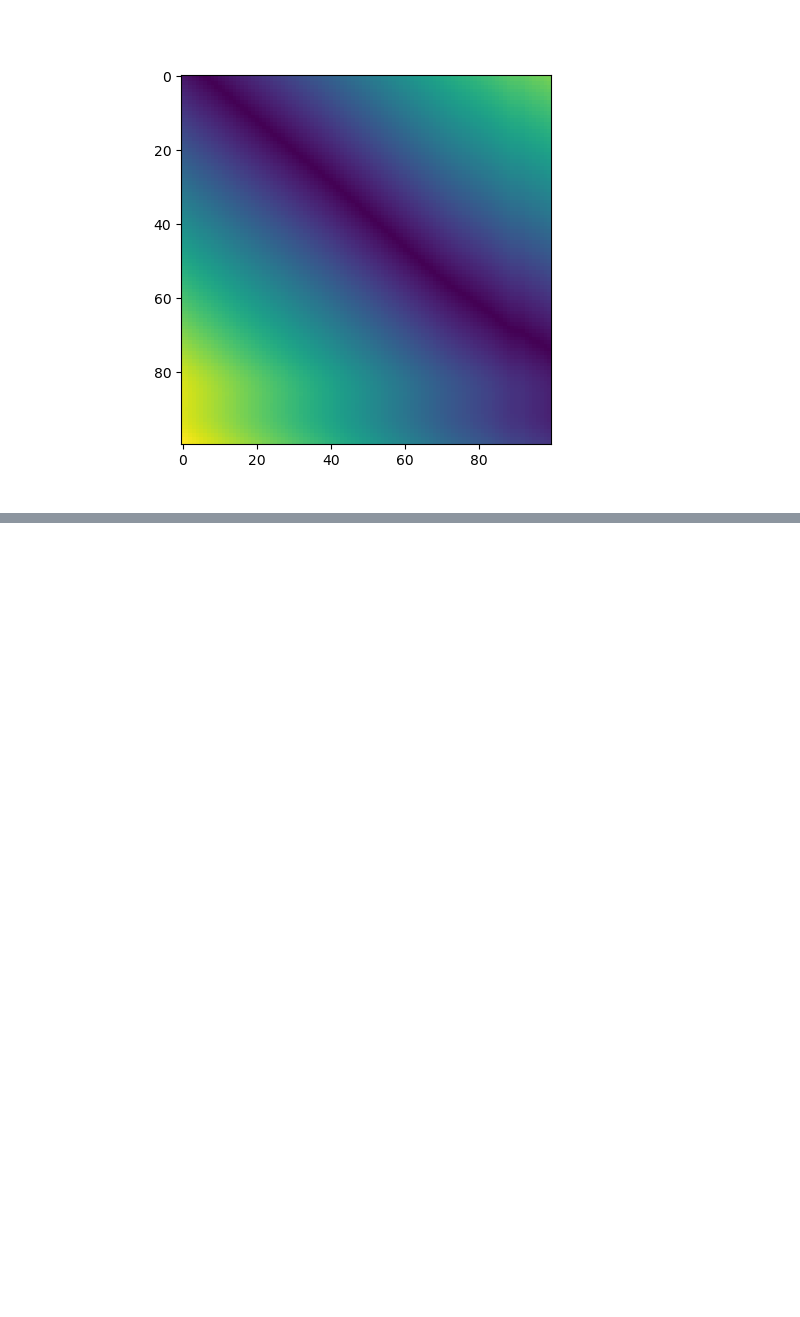
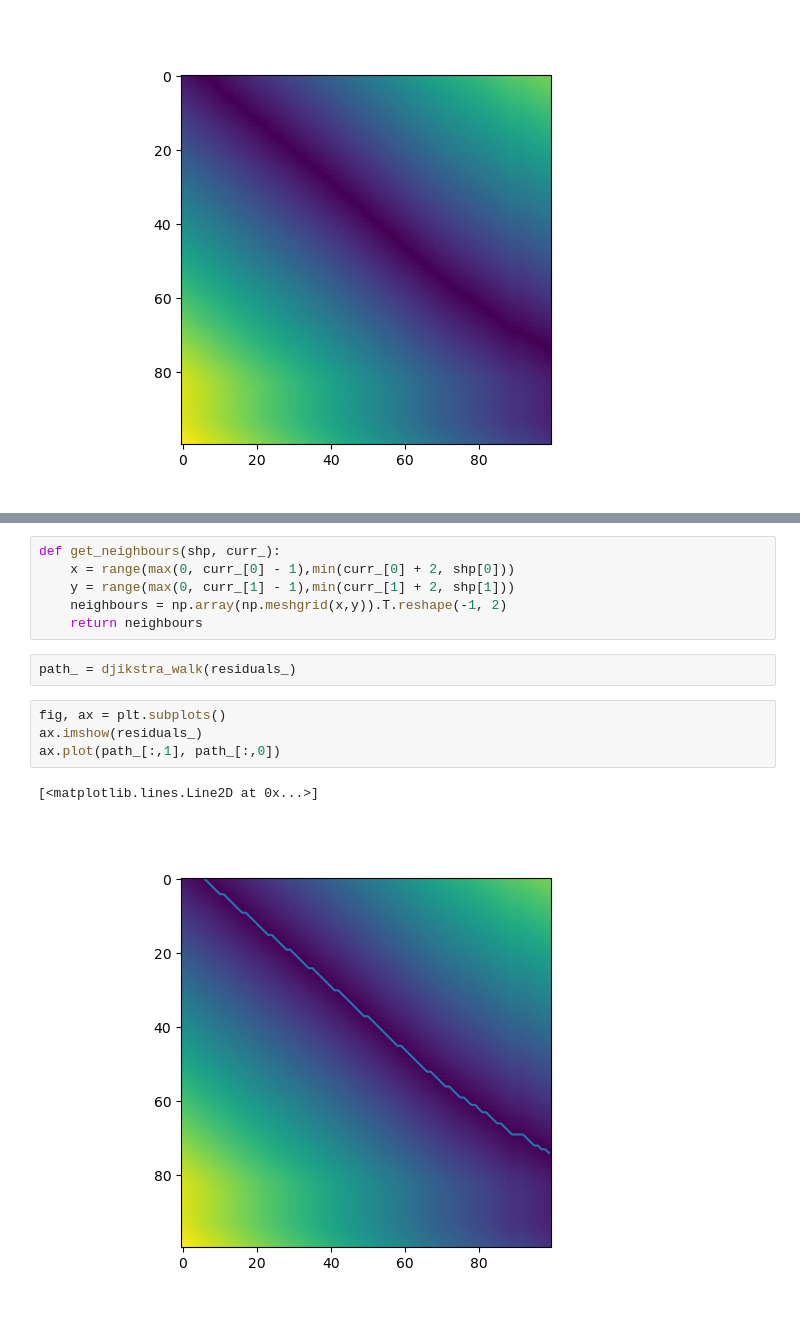
Before and after one commit to aiyeraditya/Annotate_Tadpole_Tablet, a Jupyter notebook: TailMatch.ipynb, the cells around one changed output, grey strips where cells are left out. Saved outputs shown, nothing was run; the diff lists cells and outputs as text; blank space fills up the shorter version.

Commit message:
Djikstra Shortest Path through residual array

```diff
--- a/TailMatch.ipynb
+++ b/TailMatch.ipynb
@@ -65,0 +100,15 @@ def djikstra_walk(array_, start_):
+# %%
+def get_neighbours(shp, curr_):
+    x = range(max(0, curr_[0] - 1),min(curr_[0] + 2, shp[0]))
+    y = range(max(0, curr_[1] - 1),min(curr_[1] + 2, shp[1]))
+    neighbours = np.array(np.meshgrid(x,y)).T.reshape(-1, 2)
+    return neighbours
+# %%
+path_ = djikstra_walk(residuals_)
+# %%
+fig, ax = plt.subplots()
+ax.imshow(residuals_)
+ax.plot(path_[:,1], path_[:,0])
+# %% [output]
+[<matplotlib.lines.Line2D at 0x...>]
+[figure, added]
```
Also changed, not shown: parts of 3 cells of this notebook, 1 other file.
